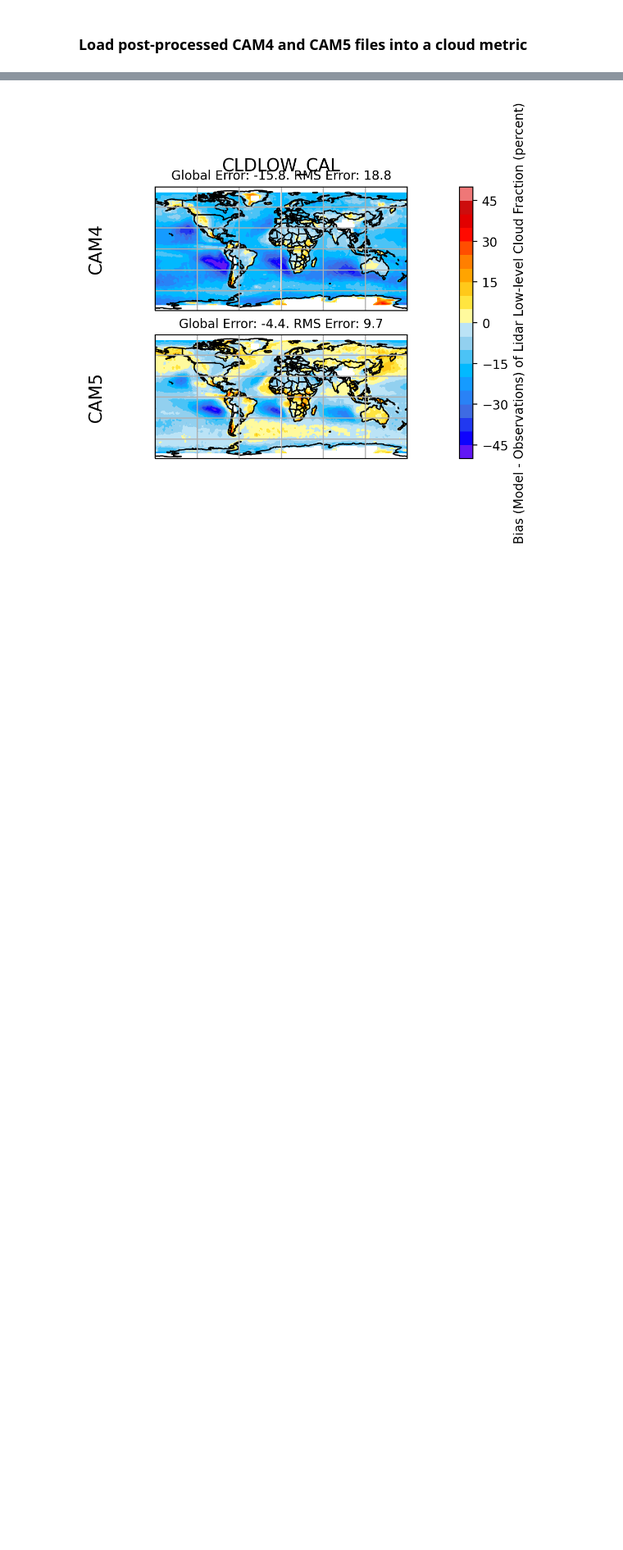
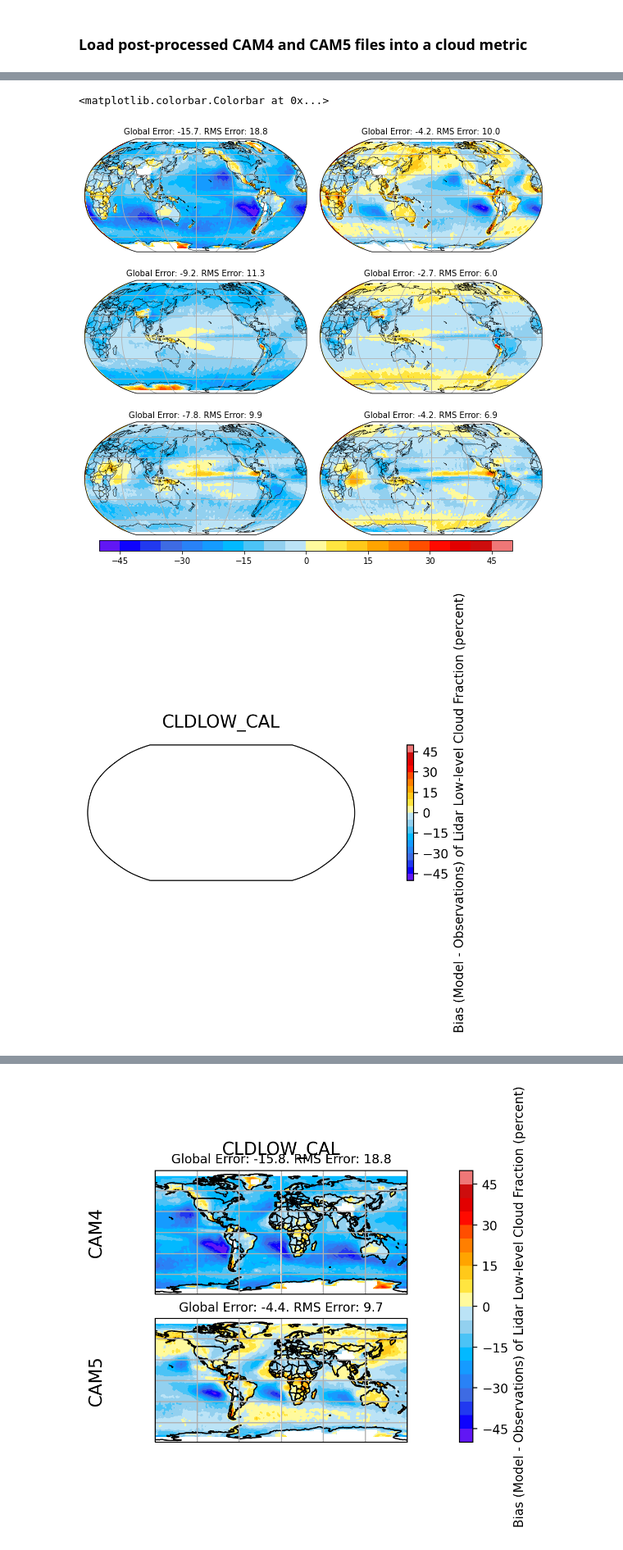
Before and after one commit to jshaw35/CESM2_analysis, a Jupyter notebook: CESM2_COSP/kay2012_fig5py.ipynb, the cells around one changed output, grey strips where cells are left out. Shown at 82% size. Saved outputs shown, nothing was run; the diff lists cells and outputs as text; code cells hidden in the pictures; blank space fills up the shorter version.

```diff
--- a/CESM2_COSP/kay2012_fig5py.ipynb
+++ b/CESM2_COSP/kay2012_fig5py.ipynb
@@ -76,0 +104,32 @@ cam5_1deg_release_amip load successfully.
+# %%
+# fig,axs = plt.subplots(nrows=2,ncols=2,sharey='row')
+fig, axs = sp_map(nrows=3, ncols=2, projection=ccrs.Robinson(central_longitude=180))#, figsize=[15,2*(len(self.cases))])
+
+fig.set_figheight(9)
+fig.set_figwidth(10)
+# fig.set_dpi(200)
+
+axs = axs.flat
+fig.subplots_adjust(wspace=0.06)
+
+cldlow1 = cam4metric.plot2D('CLDLOW_CAL',ax=[axs[0]],bias=True,contour=True,levels=np.linspace(-50,50,21),extend='neither',projection='Robinson')
+cldlow2 = cam5metric.plot2D('CLDLOW_CAL',ax=[axs[1]],bias=True,contour=True,levels=np.linspace(-50,50,21),extend='neither',projection='Robinson')
+
+cldmed1 = cam4metric.plot2D('CLDMED_CAL',ax=[axs[2]],bias=True,contour=True,levels=np.linspace(-50,50,21),extend='neither',projection='Robinson')
+cldmed2 = cam5metric.plot2D('CLDMED_CAL',ax=[axs[3]],bias=True,contour=True,levels=np.linspace(-50,50,21),extend='neither',projection='Robinson')
+
+cldhgh1 = cam4metric.plot2D('CLDHGH_CAL',ax=[axs[4]],bias=True,contour=True,levels=np.linspace(-50,50,21),extend='neither',projection='Robinson')
+cldhgh2 = cam5metric.plot2D('CLDHGH_CAL',ax=[axs[5]],bias=True,contour=True,levels=np.linspace(-50,50,21),extend='neither',projection='Robinson')
+
+a = np.array([[-50,50]])
+
+img = plt.imshow(a, cmap=cmaps.ncl_default)
+
+# cbar_ax = fig.add_axes([0.92, 0.15, 0.05, 0.70])
+cbar_axh = fig.add_axes([0.15, 0.10, 0.70, 0.02])
+
+fig.colorbar(cldhgh2[1], cax=cbar_axh,orientation='horizontal')
+# %% [output]
+<matplotlib.colorbar.Colorbar at 0x...>
+[figure, added]
+[figure, added]
```
Also changed, not shown: parts of 14 cells of this notebook, 6 other files.
